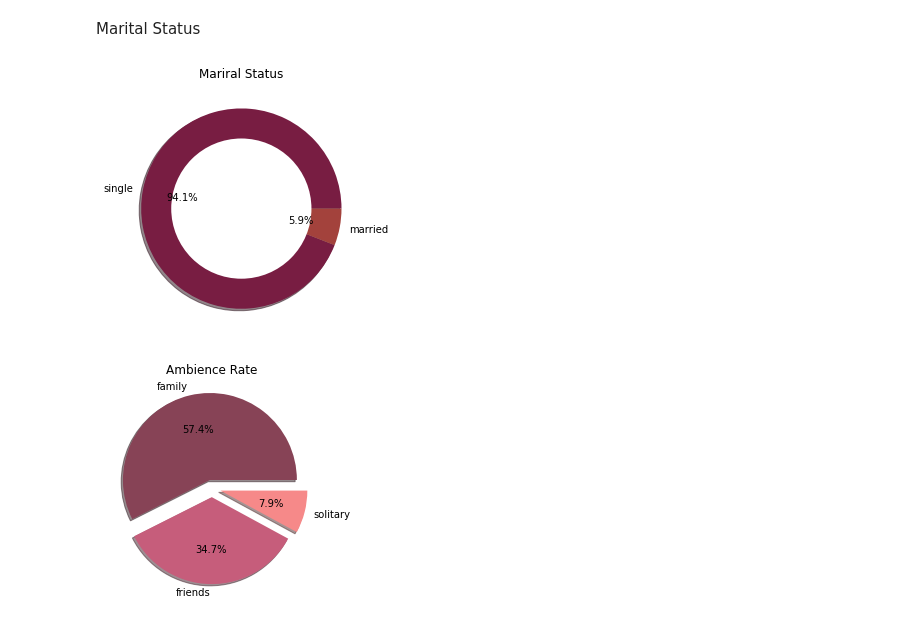
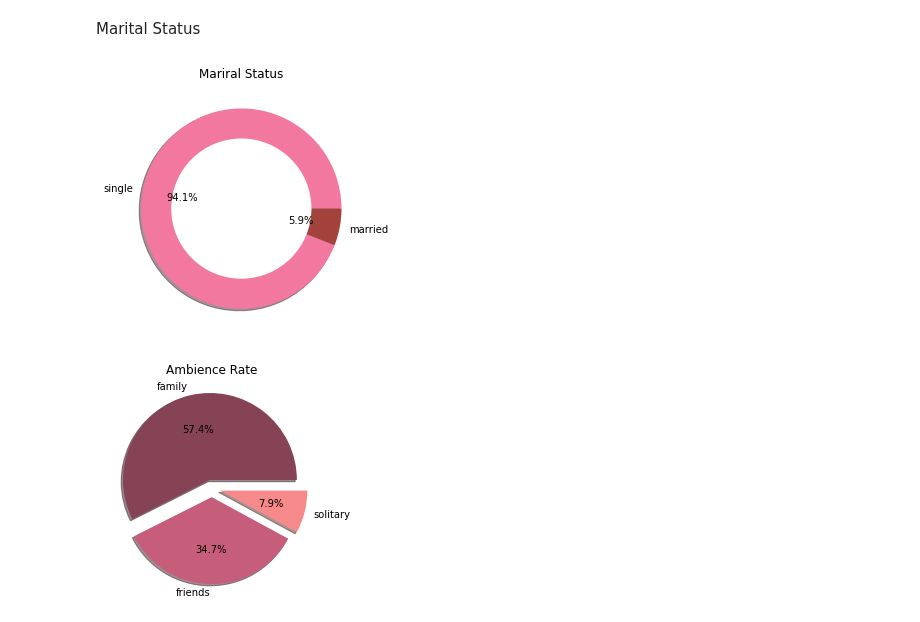
Before and after one commit to crzysab/Stupen-Task, a Jupyter notebook: Task3_Group1.ipynb, the cells around one changed output. Drawn from its saved outputs; the diff is of its cells as text; code cells hidden in the pictures.

```diff
--- a/Task3_Group1.ipynb
+++ b/Task3_Group1.ipynb
@@ -285,20 +285,20 @@ plt.show()
 # %% [markdown]
 Marital Status
 # %%
-cols = ['#781D42', '#A3423C']
+cols = ['#F2789F', '#A3423C']
 data = pd.DataFrame(df2['marital_status'].value_counts())
 data = data.reset_index()
 plt.pie(data['marital_status'], labels=data['index'], autopct='%1.1f%%', colors = cols, shadow = True)
 plt.title('Mariral Status')
 
 centre_circle = plt.Circle((0,0),0.70,fc='white')
 fig = plt.gcf()
 fig.gca().add_artist(centre_circle)
 
 plt.tight_layout()
 plt.show()
 # %% [output]
-[figure, old version]
+[figure, new version]
 # %%
 cols = ['#874356','#C65D7B','#F68989']
 data = pd.DataFrame(df2['ambience'].value_counts())
```
Also changed, not shown: parts of 1 cell of this notebook.
